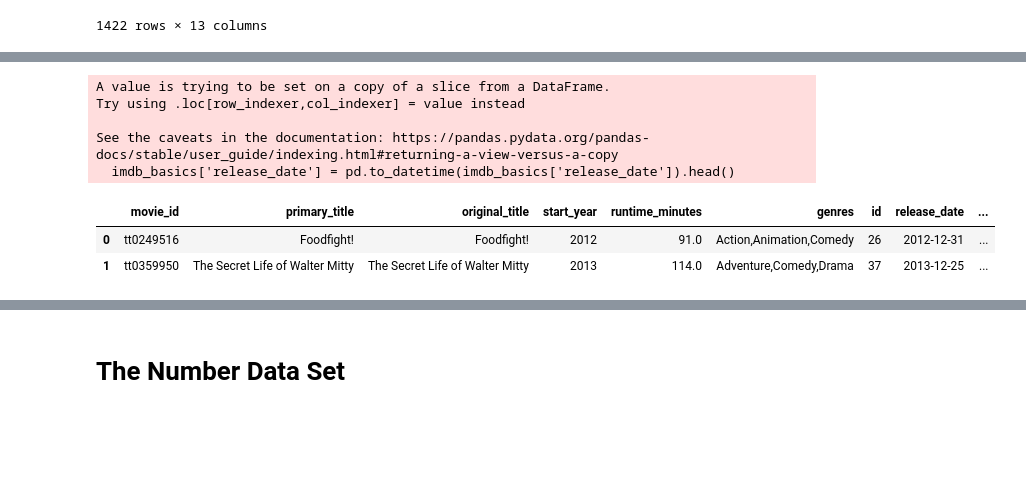
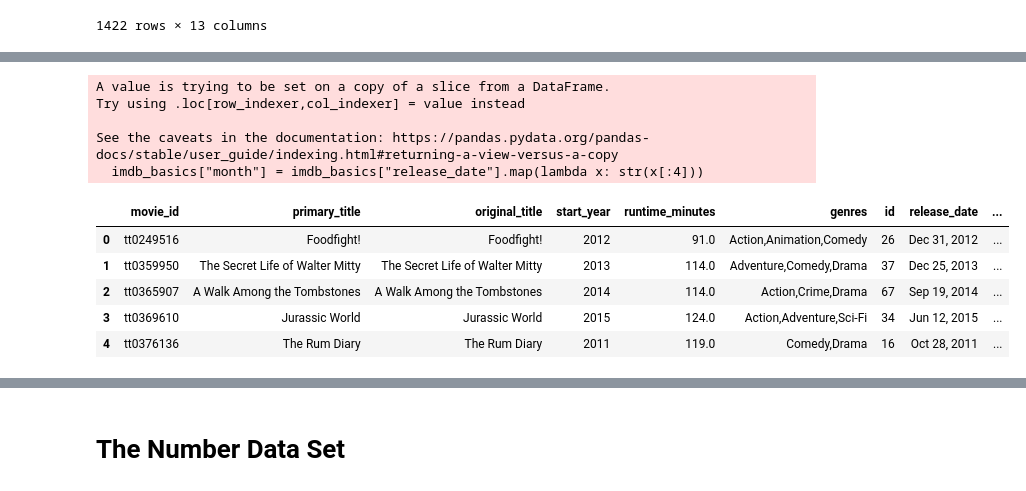
Before and after one commit to soohojp/Phase-1-Project-Best-Team-, a Jupyter notebook: Data set cleaning - ilene.ipynb, the cells around one changed output, grey strips where cells are left out. Saved outputs shown, nothing was run; the diff lists cells and outputs as text; code cells hidden in the pictures; blank space fills up the shorter version.

```diff
--- a/Data set cleaning - ilene.ipynb
+++ b/Data set cleaning - ilene.ipynb
@@ -63,12 +80,2 @@ imdb_basics=imdb_basics.dropna(subset=['genres'])
 # %%
-imdb_basics['release_date'] = pd.to_datetime(imdb_basics['release_date']).head()
-imdb_basics.head(2)
+imdb_basics['release_date'] = imdb_basics['release_date'].astype(str)
-# %% [output]
-A value is trying to be set on a copy of a slice from a DataFrame.
-Try using .loc[row_indexer,col_indexer] = value instead
-
-See the caveats in the documentation: https://pandas.pydata.org/pandas-docs/stable/user_guide/indexing.html#returning-a-view-versus-a-copy
-  imdb_basics['release_date'] = pd.to_datetime(imdb_basics['release_date']).head()
-|  | movie_id | primary_title | original_title | start_year | runtime_minutes | genres | id | release_date | ... |
-| 0 | tt0249516 | Foodfight! | Foodfight! | 2012 | 91.0 | Action,Animation,Comedy | 26 | 2012-12-31 | ... |
-| 1 | tt0359950 | The Secret Life of Walter Mitty | The Secret Life of Walter Mitty | 2013 | 114.0 | Adventure,Comedy,Drama | 37 | 2013-12-25 | ... |
@@ -78,0 +84,17 @@ imdb_adventure = imdb_basics[imdb_basics]['genres'].str.contains('Comedy')
+# %%
+imdb_basics["month"] = imdb_basics["release_date"].map(lambda x: str(x[:4]))
+# %% [output]
+A value is trying to be set on a copy of a slice from a DataFrame.
+Try using .loc[row_indexer,col_indexer] = value instead
+
+See the caveats in the documentation: https://pandas.pydata.org/pandas-docs/stable/user_guide/indexing.html#returning-a-view-versus-a-copy
+  imdb_basics["month"] = imdb_basics["release_date"].map(lambda x: str(x[:4]))
+# %%
+imdb_basics.head()
+# %% [output]
+|  | movie_id | primary_title | original_title | start_year | runtime_minutes | genres | id | release_date | ... |
+| 0 | tt0249516 | Foodfight! | Foodfight! | 2012 | 91.0 | Action,Animation,Comedy | 26 | Dec 31, 2012 | ... |
+| 1 | tt0359950 | The Secret Life of Walter Mitty | The Secret Life of Walter Mitty | 2013 | 114.0 | Adventure,Comedy,Drama | 37 | Dec 25, 2013 | ... |
+| 2 | tt0365907 | A Walk Among the Tombstones | A Walk Among the Tombstones | 2014 | 114.0 | Action,Crime,Drama | 67 | Sep 19, 2014 | ... |
+| 3 | tt0369610 | Jurassic World | Jurassic World | 2015 | 124.0 | Action,Adventure,Sci-Fi | 34 | Jun 12, 2015 | ... |
+| 4 | tt0376136 | The Rum Diary | The Rum Diary | 2011 | 119.0 | Comedy,Drama | 16 | Oct 28, 2011 | ... |
```
Also changed, not shown: parts of 10 cells of this notebook.
